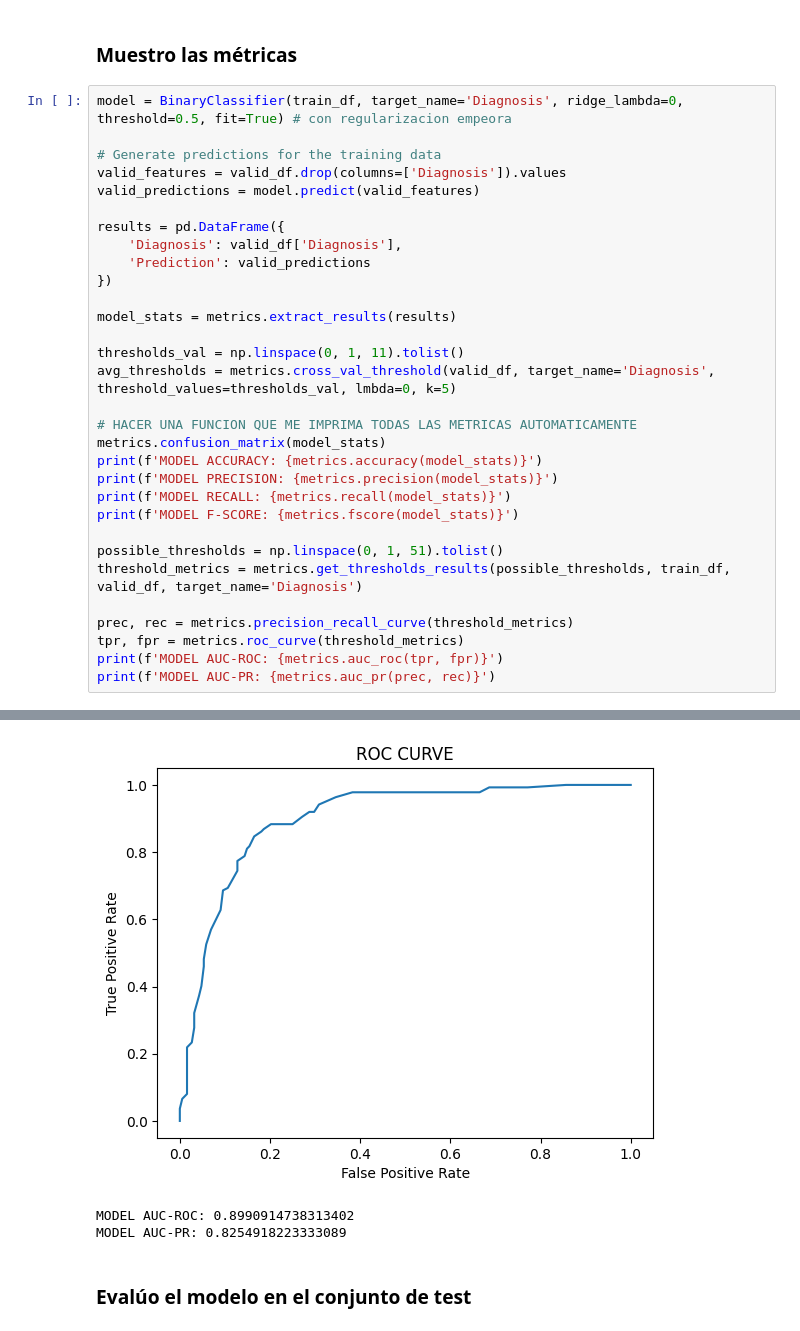
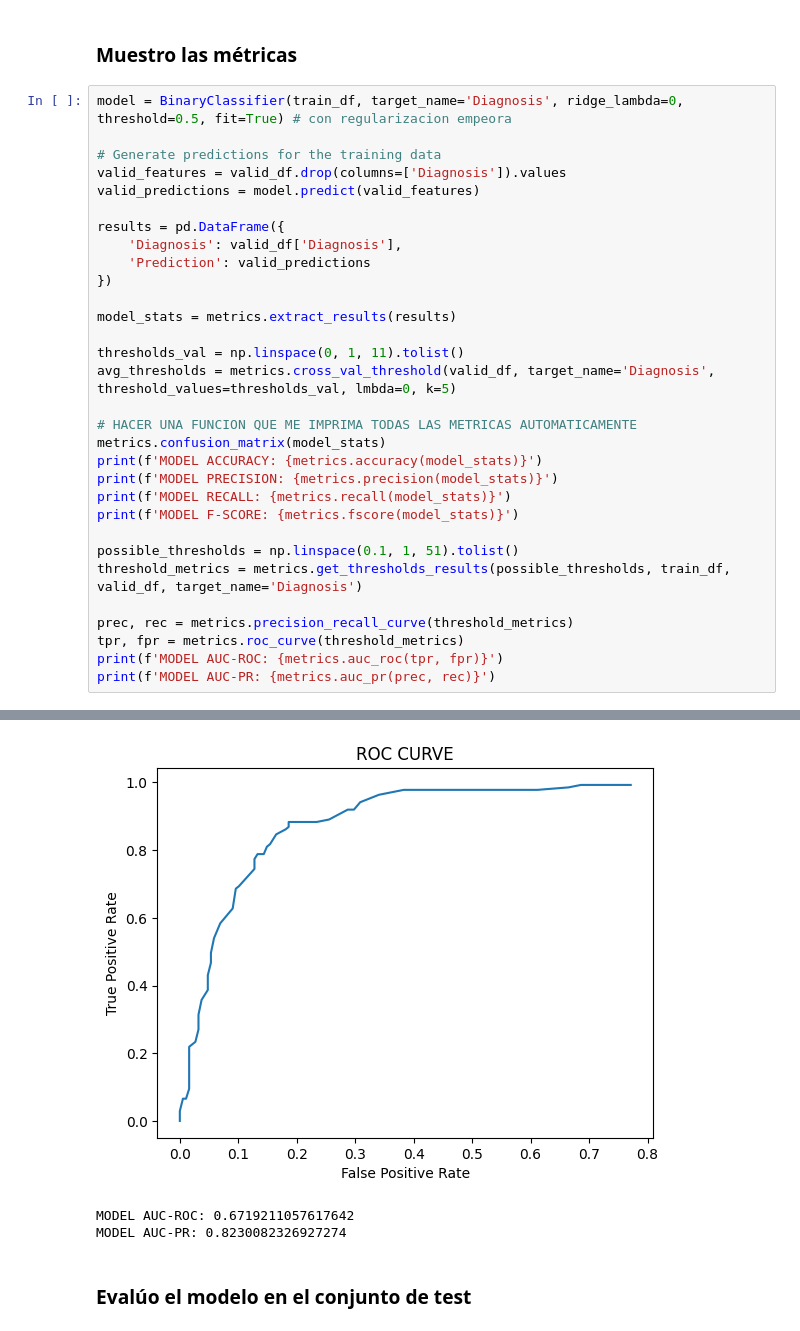
Before and after one commit to fedegutman/TP2ML, a Jupyter notebook: GUTMAN_FEDERICO_Notebook_TP2.ipynb, the cells around one changed output, grey strips where cells are left out. Cells and saved outputs as stored; diff of their text form.

```diff
--- a/GUTMAN_FEDERICO_Notebook_TP2.ipynb
+++ b/GUTMAN_FEDERICO_Notebook_TP2.ipynb
@@ -154,7 +157,7 @@ print(f'MODEL PRECISION: {metrics.precision(model_stats)}')
 print(f'MODEL RECALL: {metrics.recall(model_stats)}')
 print(f'MODEL F-SCORE: {metrics.fscore(model_stats)}')
 
-possible_thresholds = np.linspace(0, 1, 51).tolist()
+possible_thresholds = np.linspace(0.1, 1, 51).tolist()
 threshold_metrics = metrics.get_thresholds_results(possible_thresholds, train_df, valid_df, target_name='Diagnosis')
 
 prec, rec = metrics.precision_recall_curve(threshold_metrics)
@@ -188,6 +191,6 @@ MODEL F-SCORE: 0.8043478260869565
-[figure, old version]
+[figure, new version]
-MODEL AUC-ROC: 0.8990914738313402
-MODEL AUC-PR: 0.8254918223333089
+MODEL AUC-ROC: 0.6719211057617642
+MODEL AUC-PR: 0.8230082326927274
 # %% [markdown]
 ### Evalúo el modelo en el conjunto de test
 # %% [markdown]
```
Also changed, not shown: parts of 6 cells of this notebook, 5 other files.
